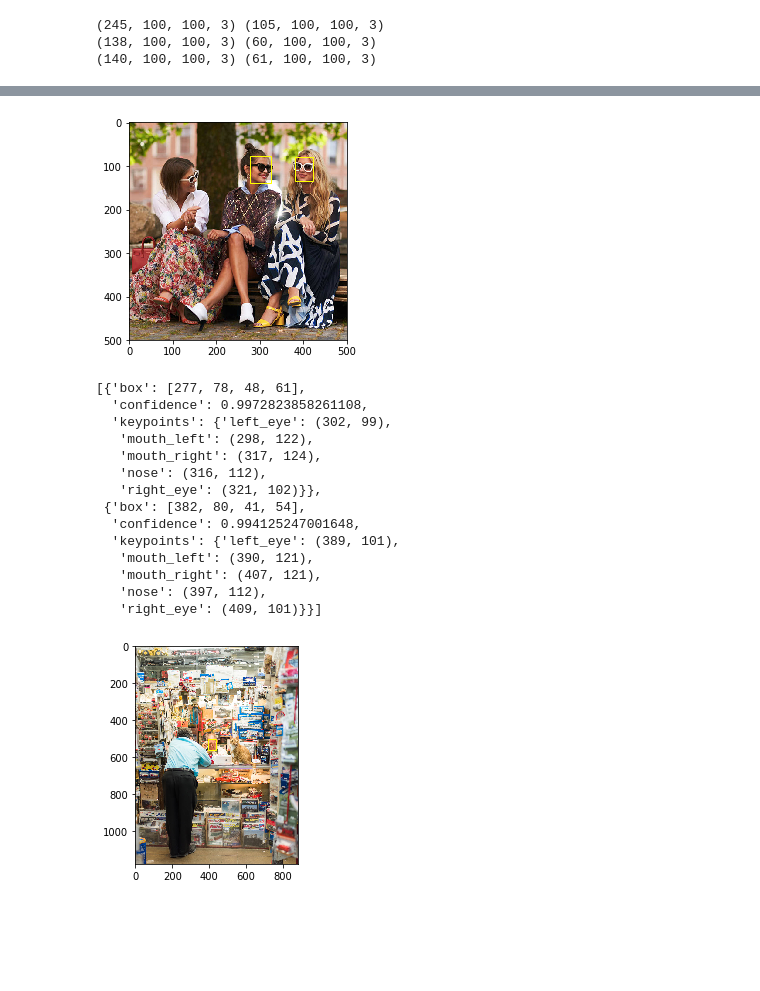
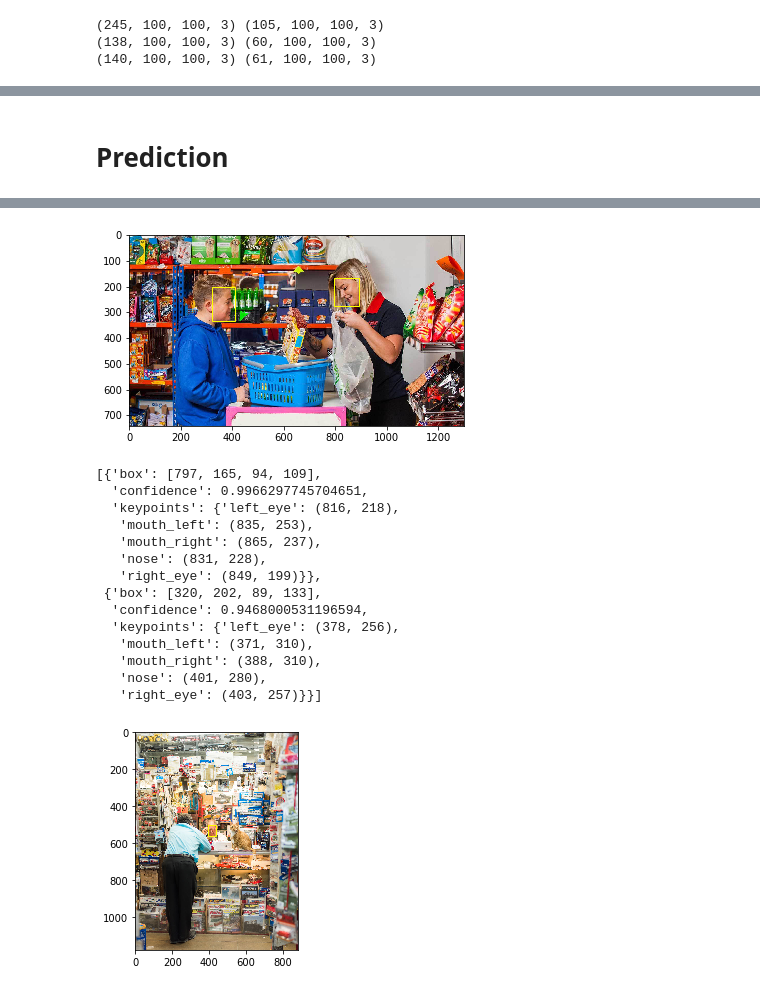
Before and after one commit to the360anuj/lets-face-it, a Jupyter notebook: tcs_submit.ipynb, the cells around one changed output, grey strips where cells are left out. Cells and saved outputs as stored; diff of their text form; code cells hidden in the pictures; blank space fills up the shorter version.

```diff
--- a/tcs_submit.ipynb
+++ b/tcs_submit.ipynb
@@ -149,7 +141,11 @@ imgs[imgs_names.index('98635f62-38b0-4ab1-be06-f1ece729d49d___clothesandpeople.g
 (195, 293, 4)
 # %%
 def get_faces_labels(annotations, imgs):
-  data['annotation'][9][0]['label'][0]='Emotion_Neutral'
+  '''
+  This function maps the faces in each image to their respective annotation.
+  It returns the mapping as pandas DataFrame, one each for each kind of label.
+  '''
+
   annotations=data['annotation']
   temp_faces=[]
   count_idx=0
@@ -159,16 +155,27 @@ def get_faces_labels(annotations, imgs):
     for face in annot:
       height = face['imageHeight']
       width=  face['imageWidth']
+      # Get face bounding box from given points.
       x_min = int(face['points'][0]['x']*width)
       y_min = int(face['points'][0]['y']*height)
       x_max = int(face['points'][1]['x']*width)
       y_max = int(face['points'][1]['y']*height)
+
+      # Crop face from image using the bounding box
       img = imgs[count_idx][y_min:y_max,x_min:x_max]
+
+      # If image is not blank
       if img.shape[0]:
+        # Resize image to 100x100 dimension
         img = cv2.resize(img,img_dim)
       else:
+        # Create a black image of 100x100 dimension
         img=np.zeros((100,100,3))
+
+      # Normalize
       img=img/255
+
+      # Map face with its attributes
       features['Emotion'].append('NA')
       features['Age'].append('NA')
       features['E'].append('NA')
@@ -180,10 +187,9 @@ def get_faces_labels(annotations, imgs):
         else:
           features['Emotion'][-1]=x
       temp_faces.append(img)
-      #if img.shape == (100, 100, 4):
-      #    print('>>', imgs_names[count_idx])
     count_idx+=1
 
+  # Convert 4 channel (RGBA) image to 3 channel (RGB) image
   faces=[]
   for i in temp_faces:
     if i.shape[2]==4:
@@ -191,13 +197,13 @@ def get_faces_labels(annotations, imgs):
     else:
       faces.append(np.asarray(i))
 
-  #faces = np.vstack(faces).reshape(len(faces),100,100,3)
   ######
   emotions = pd.DataFrame({'faces':faces,'emotion':features['Emotion']})
   ages = pd.DataFrame({'faces':faces,'age':features['Age']})
   ethinicities = pd.DataFrame({'faces':faces,'ethinicity':features['E']})
   genders = pd.DataFrame({'faces':faces,'gender':features['G']})
 
+  # Get all such faces where attribute != NA
   emotion_data = emotions[emotions.emotion!='NA']
   age_data = ages[ages.age!='NA']
   ethinicity_data = ethinicities[ethinicities.ethinicity!='NA']
@@ -493,3 +529,5 @@ emotion_model.evaluate(em_x_test,em_y_test)
+# %% [markdown]
+# Prediction
 # %%
 def get_face_bounding_boxes(img):
     '''
@@ -504,8 +542,7 @@ def get_face_bounding_boxes(img):
 # %%
 def draw_image_with_boxes(image, result_list):
   '''
-  Draw the image with face bounding boxes. Blue boxes denote original faces
-  while yellow boxes are the predicted faces.
+  Draw the image with face bounding boxes.
   '''
 
   # plot the image
@@ -525,9 +562,13 @@ def draw_image_with_boxes(image, result_list):
   plt.show()
 # %%
 def extract_faces(img):
-  # Convert to grayscale
+  '''
+  Extract faces from the images using MTCNN.
+  '''
+  # Convert to grayscale color space to get black and white image
   img_gray = cv2.cvtColor(img, cv2.COLOR_RGB2GRAY)
   # Cnvert again to RGB colormap
+  # The image color space is changed from grayscale to RGB, but it remains black and white.
   img_gray = cv2.cvtColor(img_gray, cv2.COLOR_GRAY2RGB)
 
   # Extract faces
@@ -536,6 +577,6 @@ def extract_faces(img):
   draw_image_with_boxes(img, result)
   return result
 # %%
-result = extract_faces(imgs[1])
+result = extract_faces(imgs[0])
 result
 # %% [output]
@@ -542,17 +599,17 @@ result
-[figure, old version]
+[figure, new version]
-[{'box': [277, 78, 48, 61],
-  'confidence': 0.9972823858261108,
-  'keypoints': {'left_eye': (302, 99),
-   'mouth_left': (298, 122),
-   'mouth_right': (317, 124),
-   'nose': (316, 112),
-   'right_eye': (321, 102)}},
- {'box': [382, 80, 41, 54],
-  'confidence': 0.994125247001648,
-  'keypoints': {'left_eye': (389, 101),
-   'mouth_left': (390, 121),
-   'mouth_right': (407, 121),
-   'nose': (397, 112),
-   'right_eye': (409, 101)}}]
+[{'box': [797, 165, 94, 109],
+  'confidence': 0.9966297745704651,
+  'keypoints': {'left_eye': (816, 218),
+   'mouth_left': (835, 253),
+   'mouth_right': (865, 237),
+   'nose': (831, 228),
+   'right_eye': (849, 199)}},
+ {'box': [320, 202, 89, 133],
+  'confidence': 0.9468000531196594,
+  'keypoints': {'left_eye': (378, 256),
+   'mouth_left': (371, 310),
+   'mouth_right': (388, 310),
+   'nose': (401, 280),
+   'right_eye': (403, 257)}}]
 # %%
 def crop_faces(img, mtcnn_result):
```
Also changed, not shown: parts of 36 cells of this notebook.
